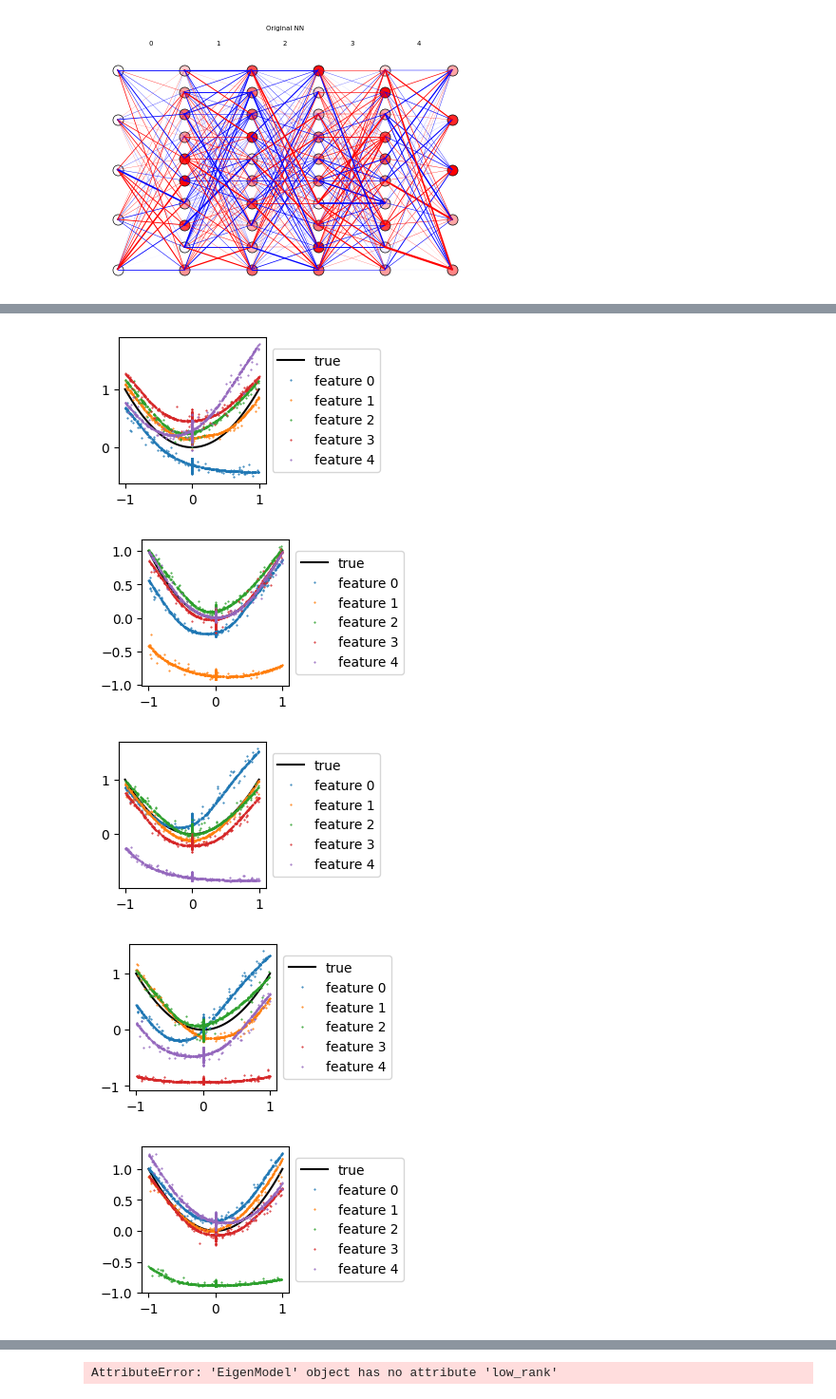
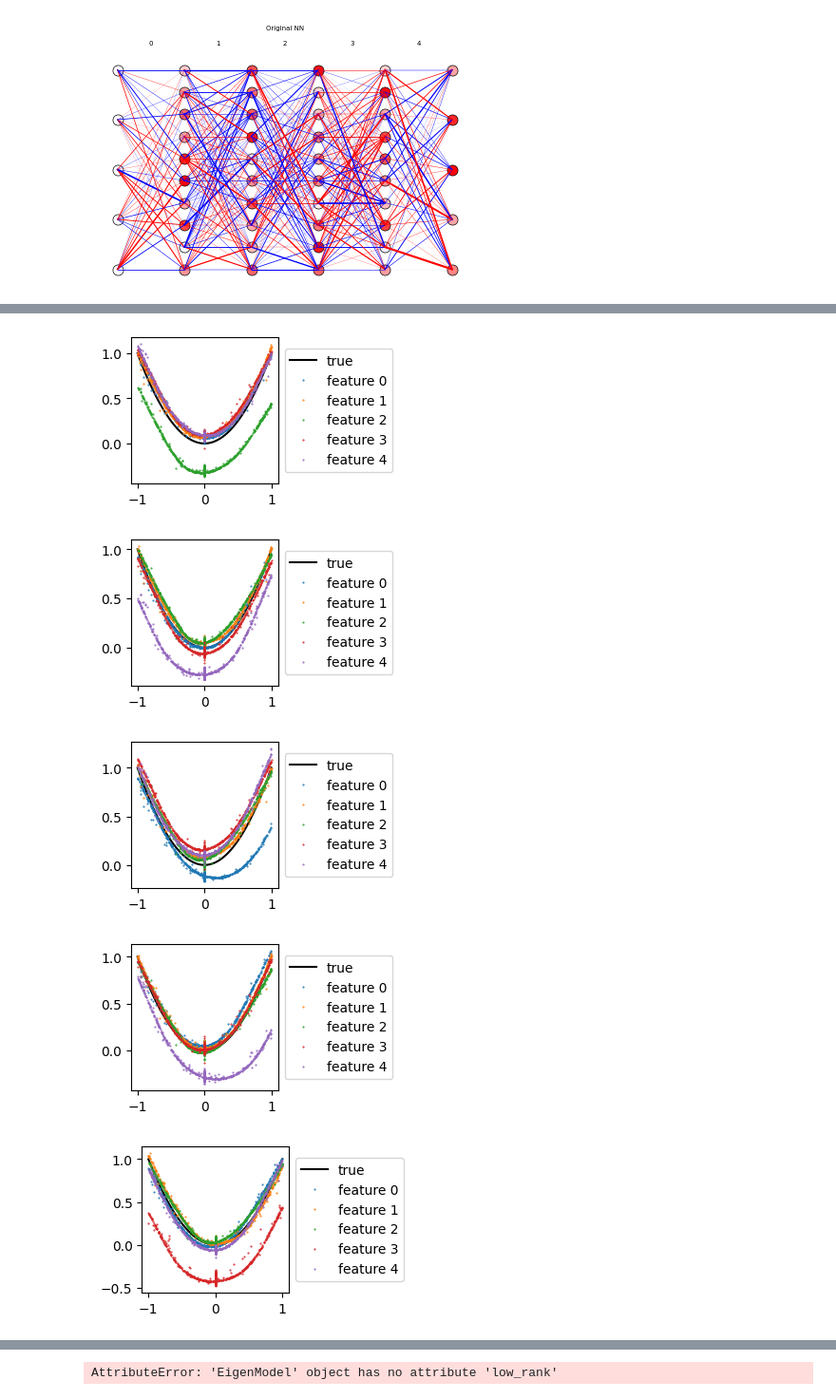
Before and after one commit to briannachrisman/eigenestimation, a Jupyter notebook: notebooks/squared.ipynb, the cells around one changed output, grey strips where cells are left out. Shown at 95% size. Cells and saved outputs as stored; diff of their text form; code cells hidden in the pictures.

```diff
--- a/notebooks/squared.ipynb
+++ b/notebooks/squared.ipynb
@@ -83,10 +83,10 @@ f = DrawNeuralNetwork(weights, biases, "Original NN")
 for i, network in enumerate(eigenmodel.construct_subnetworks()):
 
     weights = {k:v for k,v in network.items() if 'bias' not in k}
-    weights = {str(i):100*v for i,v in enumerate(weights.values())}
+    weights = {str(i):10*v for i,v in enumerate(weights.values())}
 
     biases = {k:v for k,v in network.items() if 'bias' in k}
-    biases = {str(i):10*v for i,v in enumerate(biases.values())}
+    biases = {str(i):v for i,v in enumerate(biases.values())}
 
     f = DrawNeuralNetwork(weights, biases, f"feature {i}")
 
@@ -96,5 +96,4 @@ for i, network in enumerate(eigenmodel.construct_subnetworks()):
     #plt.ylabel('dL dF')
     #plt.title(f'Feature {i}')
     plt.show()
-    if i >5:break
 # %% [output]
@@ -112,26 +111,26 @@ for i, network in enumerate(eigenmodel.construct_subnetworks()):
 # %%
 feature_coefficients = torch.zeros(eigenmodel.n_features).to('cuda')
 toy_model = copy.deepcopy(eigenmodel.model)
 orig_y = toy_model(X)
 for feature_idx in range(5):
     feature_coefficients = torch.zeros(eigenmodel.n_features).to('cuda')
-    feature_coefficients[feature_idx] = -1
+    feature_coefficients[feature_idx] = -.2
     reconstruction = eigenmodel.add_to_network(feature_coefficients)
     # Repalce toy model parameters with model_params
     toy_model.load_state_dict(reconstruction)
     y = (toy_model(X) ).cpu().detach().numpy()
     plt.figure(figsize=(2,2))
     plt.plot(np.linspace(-1,1,100), np.linspace(-1,1,100)**2, 'k-', label='true')
     for i in range(y.shape[1]):
         plt.plot(X[:,-i].cpu().detach().numpy(), y[:,-i], '.', label=f"feature {i}",  markersize=1) #, bins=np.linspace(-.1,.1,100), alpha=.5)
     plt.legend(loc='center left', bbox_to_anchor=(1, 0.5))
     plt.show()
 # %% [output]
-[figure, old version]
+[figure, new version]
-[figure, old version]
+[figure, new version]
-[figure, old version]
+[figure, new version]
-[figure, old version]
+[figure, new version]
-[figure, old version]
+[figure, new version]
 # %%
 feature_coefficients = torch.zeros(eigenmodel.n_features).to('cuda')
 toy_model = copy.deepcopy(eigenmodel.model)
```
Also changed, not shown: parts of 4 cells of this notebook, 15 other files.
